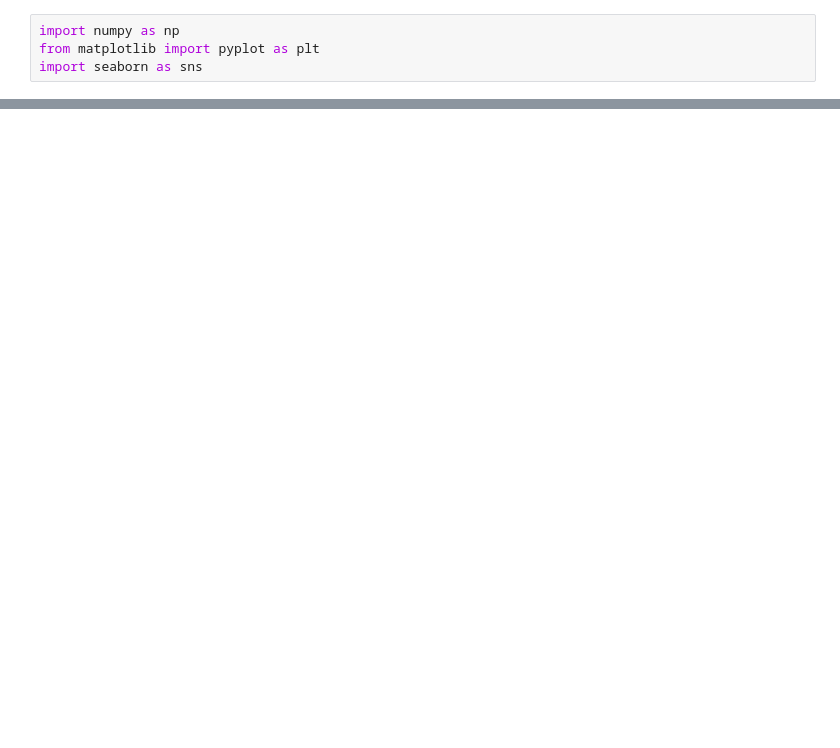
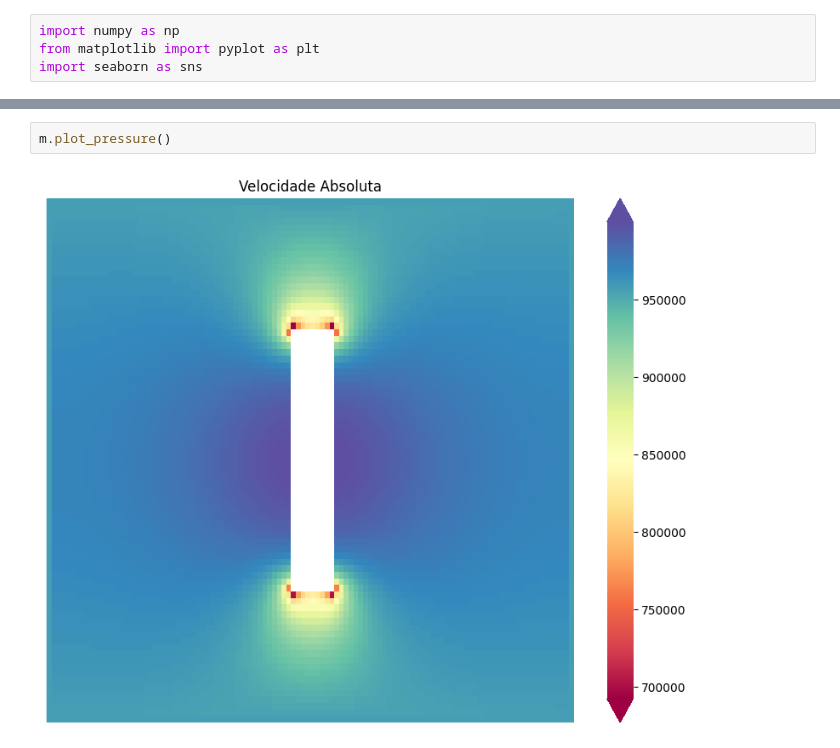
Before and after one commit to guicbelon/EulerRK4_simul, a Jupyter notebook: 2.ipynb, the cells around one changed output, grey strips where cells are left out. Cells and saved outputs as stored; diff of their text form; blank space fills up the shorter version.

```diff
--- a/2.ipynb
+++ b/2.ipynb
@@ -277,0 +368,4 @@ iteration:  4469
+# %%
+m.plot_pressure()
+# %% [output]
+[figure, added]
```
Also changed, not shown: parts of 3 cells of this notebook, 2 other files.
